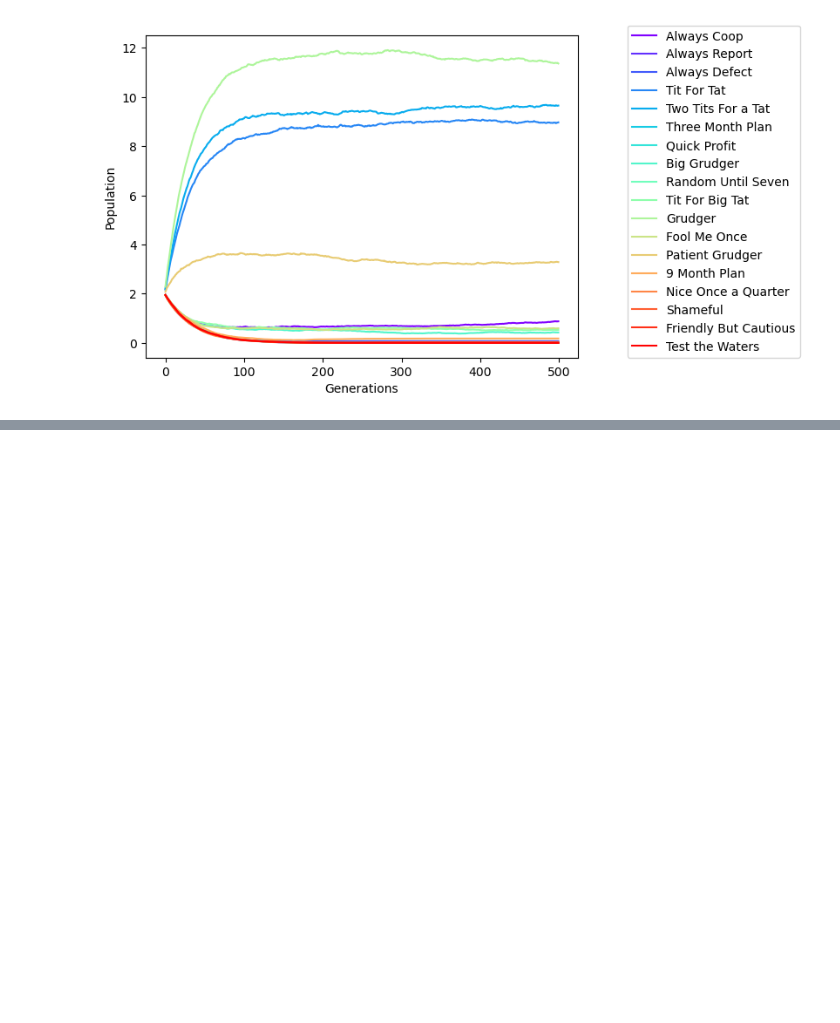
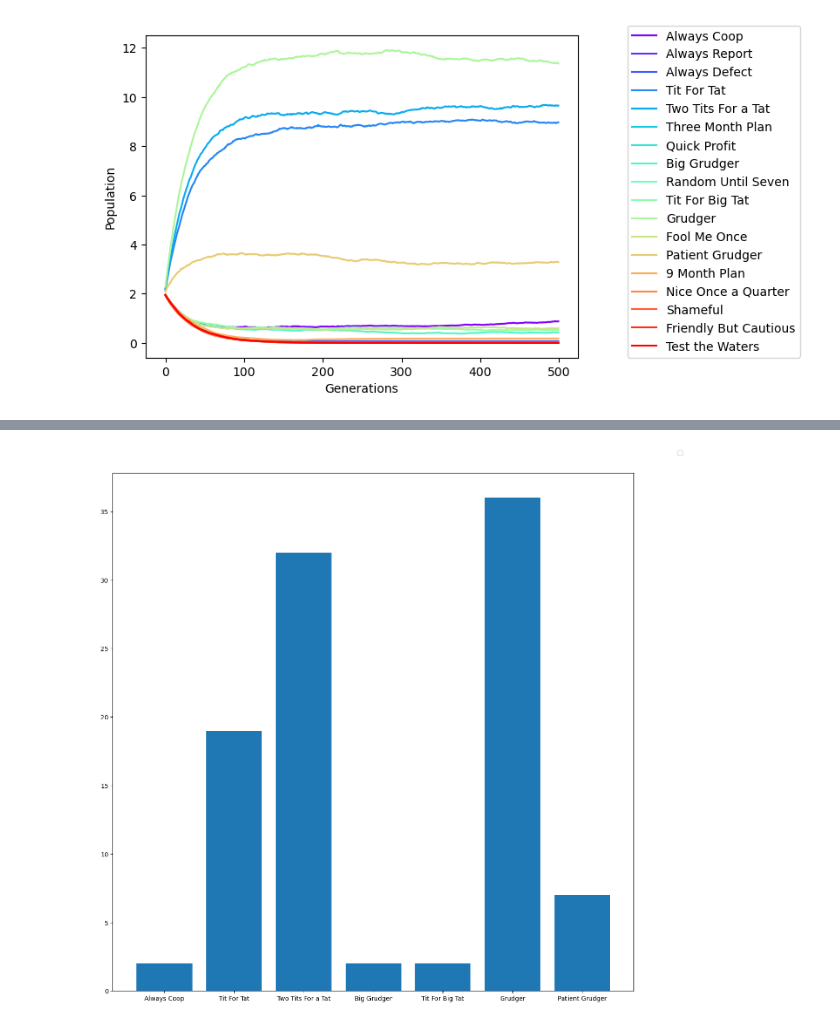
Before and after one commit to HarryFosterCU/Simulation-of-a-3-Choice-Prisoners-Dilemma-for-Modelling-Economic-Collusion, a Jupyter notebook: Emergent_Coop_Sim.ipynb, the cells around one changed output, grey strips where cells are left out. Cells and saved outputs as stored; diff of their text form; code cells hidden in the pictures; blank space fills up the shorter version.

```diff
--- a/Emergent_Coop_Sim.ipynb
+++ b/Emergent_Coop_Sim.ipynb
@@ -142,0 +197,4 @@ Always Report -4
+# %%
+Get_Average_Result(Months, Payoff_Matrix, Generations)
+# %% [output]
+[figure, added]
```
Also changed, not shown: parts of 13 cells of this notebook.
